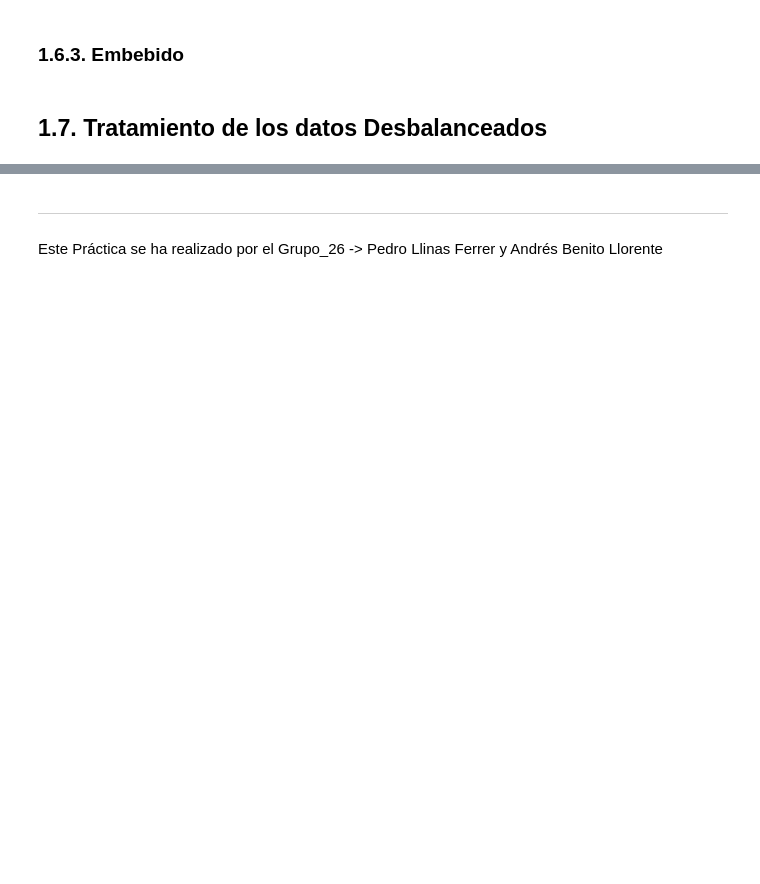
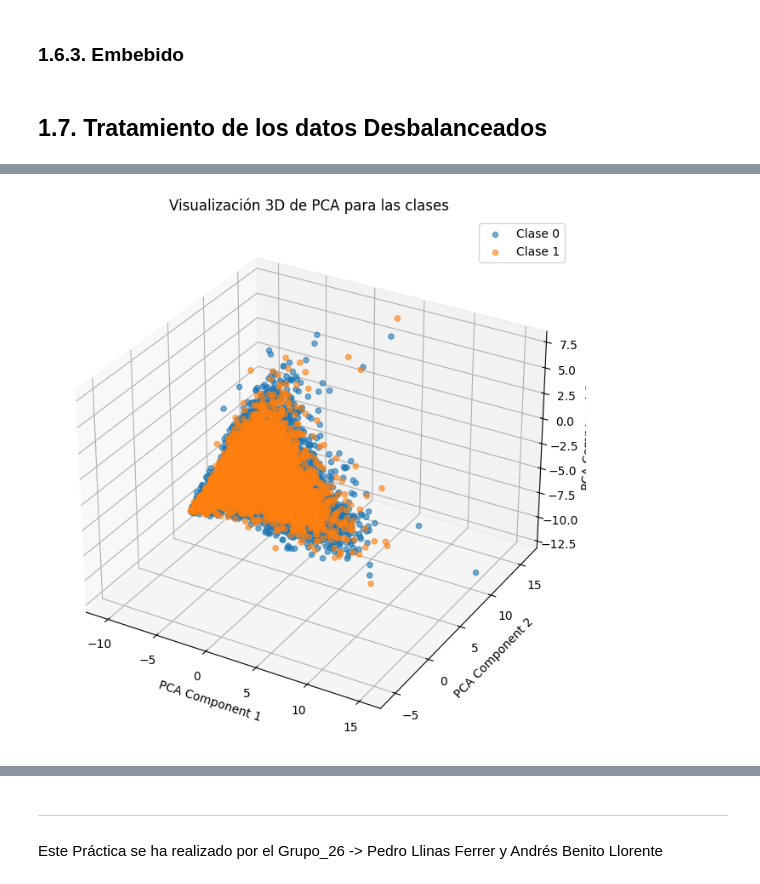
Before and after one commit to AndreesBenitoo/Practica_AA_Andres_Pedro, a Jupyter notebook: preprocess.ipynb, the cells around one changed output, grey strips where cells are left out. Drawn from its saved outputs; the diff is of its cells as text; code cells hidden in the pictures; blank space fills up the shorter version.

```diff
--- a/preprocess.ipynb
+++ b/preprocess.ipynb
@@ -631,0 +732,27 @@ print(selected_columns)
+# %%
+from sklearn.decomposition import PCA
+import matplotlib.pyplot as plt
+from mpl_toolkits.mplot3d import Axes3D
+
+# Configurar PCA con 3 componentes
+pca = PCA(n_components=3)
+X_pca_3d = pca.fit_transform(X)
+
+# Crear gráfico 3D
+fig = plt.figure(figsize=(10, 8))
+ax = fig.add_subplot(111, projection='3d')
+
+# Graficar los datos en 3D
+ax.scatter(X_pca_3d[y == 0, 0], X_pca_3d[y == 0, 1], X_pca_3d[y == 0, 2], label='Clase 0', alpha=0.6)
+ax.scatter(X_pca_3d[y == 1, 0], X_pca_3d[y == 1, 1], X_pca_3d[y == 1, 2], label='Clase 1', alpha=0.6)
+
+# Etiquetas de los ejes
+ax.set_xlabel('PCA Component 1')
+ax.set_ylabel('PCA Component 2')
+ax.set_zlabel('PCA Component 3')
+ax.set_title('Visualización 3D de PCA para las clases')
+ax.legend()
+
+plt.show()
+# %% [output]
+[figure, added]
```
Also changed, not shown: parts of 26 cells of this notebook.
